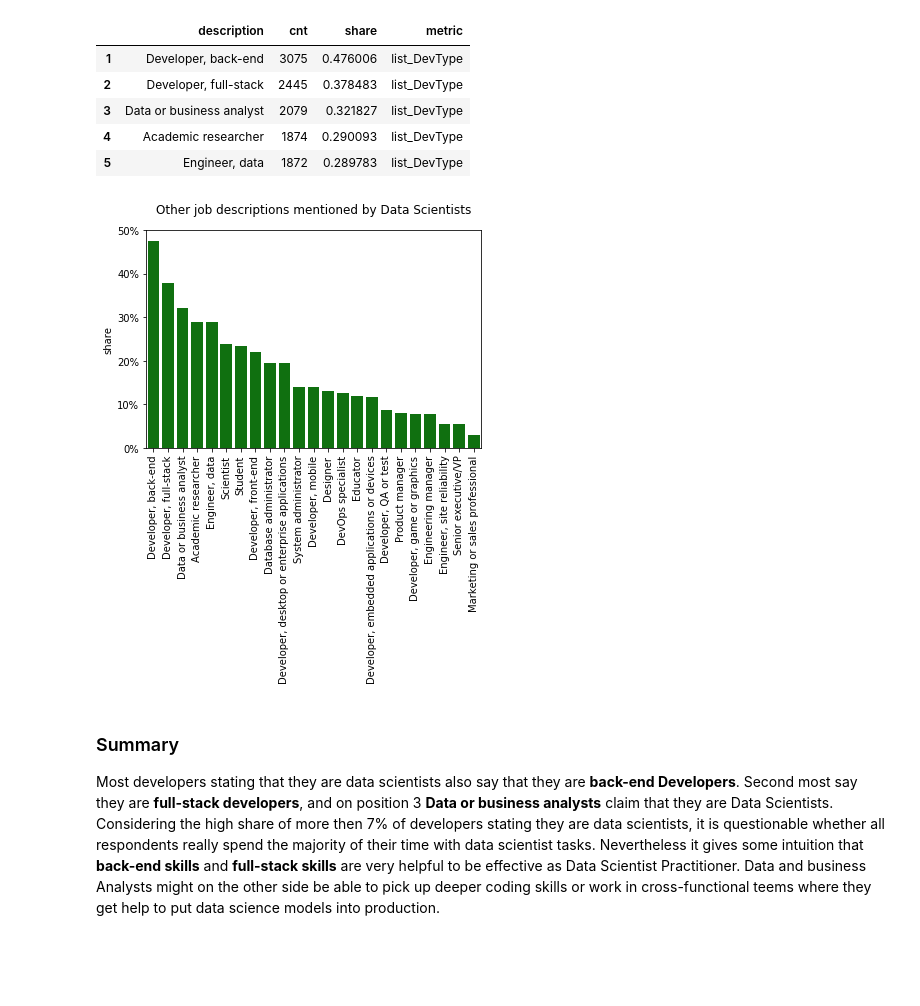
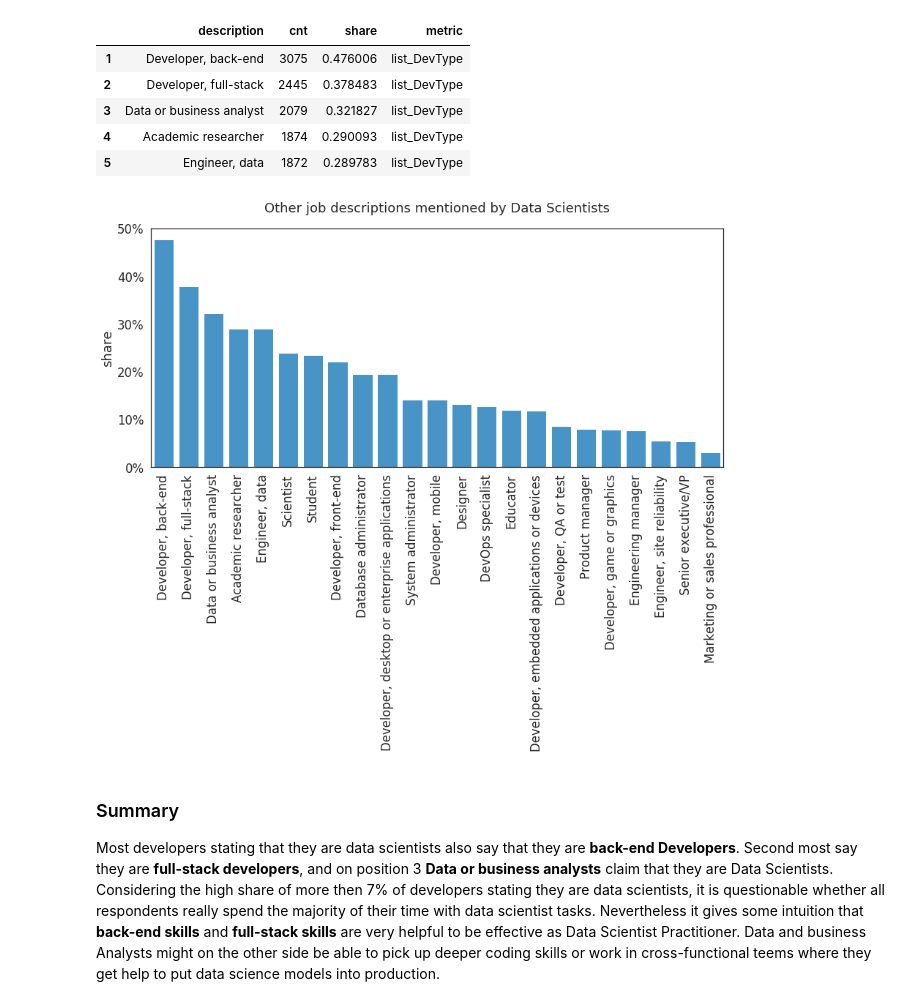
Before and after one commit to StefanTippelt/stack_overflow_developer_survey, a Jupyter notebook: stackoverflow_exploration.ipynb, the cells around one changed output. Drawn from its saved outputs; the diff is of its cells as text; code cells hidden in the pictures; blank space fills up the shorter version.

Commit message:
refactor: Cleanup colors in t-test chart

```diff
--- a/stackoverflow_exploration.ipynb
+++ b/stackoverflow_exploration.ipynb
@@ -20,9 +20,9 @@ from scipy.stats import ttest_ind
 
 # configure plotting
 sns.set(
-    style="whitegrid",
+    style="white",
     font_scale=1.5,
-    rc={'figure.figsize':(14, 6)}
+    rc={"figure.figsize":(14, 6), "lines.linewidth": 2.5}
 )
 # %% [markdown]
 ## Data preprocessing
@@ -197,14 +197,14 @@ def plot_shares(x: str, y: str, title: str, color: str) -> None:
 # %%
 fig = plot_shares(
     x=other_dev_types["description"],
     y=other_dev_types["share"],
     title="Other job descriptions mentioned by Data Scientists",
-    color="g",
+    color="#3498db",
 )
 
 # fig.figure.savefig("output.png")
 # %% [output]
-[figure, old version]
+[figure, new version]
 # %% [markdown]
 ### Summary
 
```
Also changed, not shown: parts of 10 cells of this notebook.
